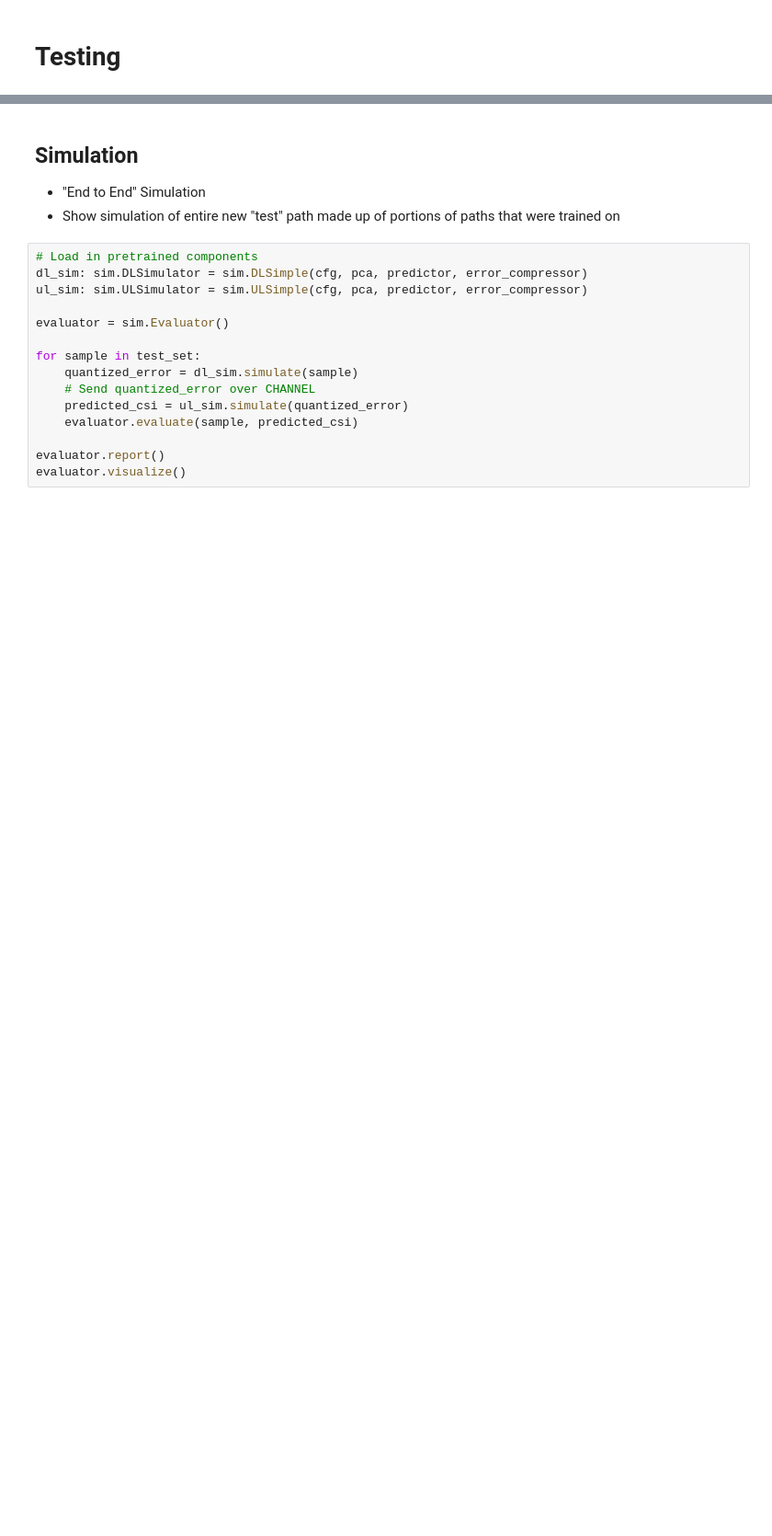
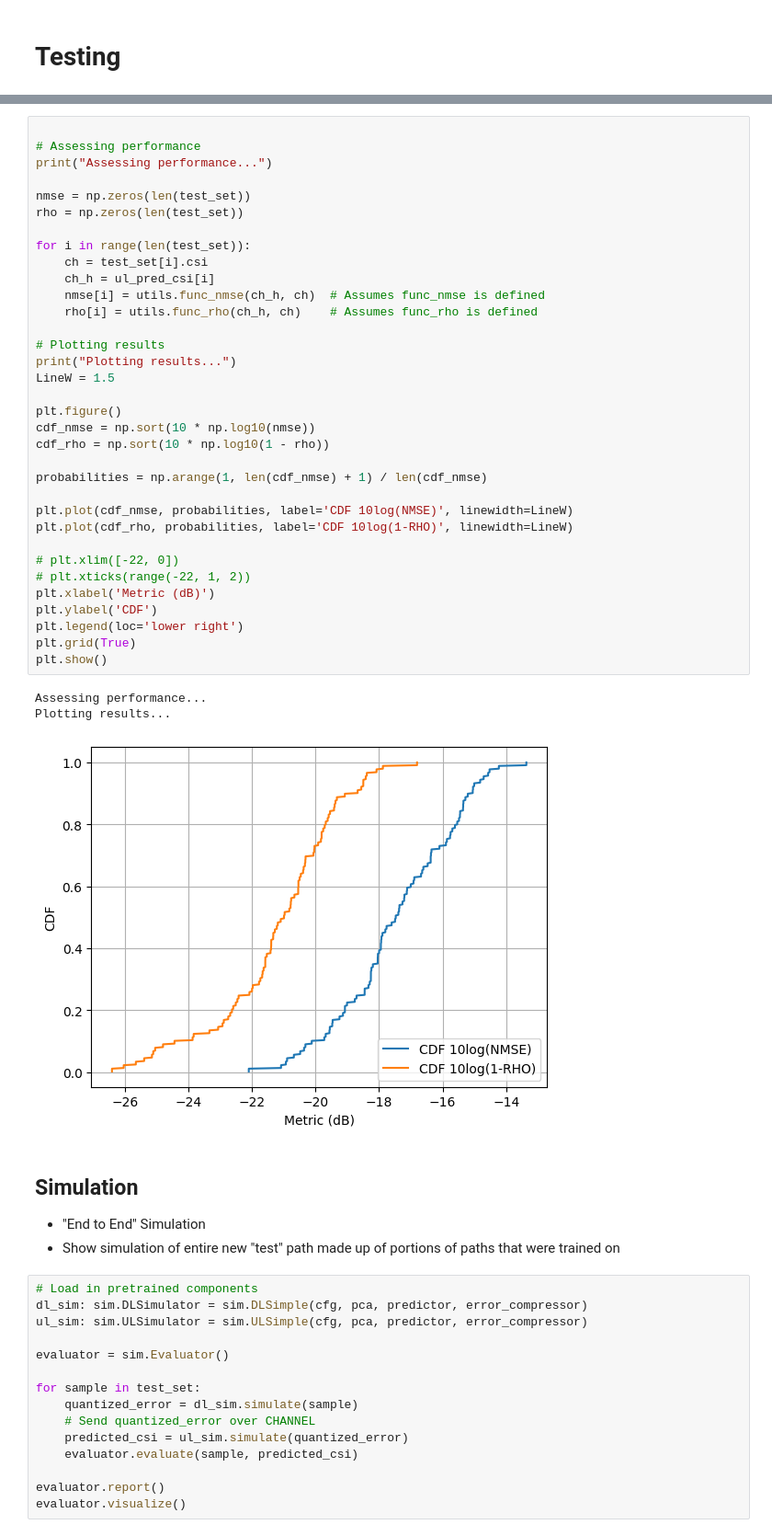
Before and after one commit to dziper/NonstaticCSI, a Jupyter notebook: project/plan.ipynb, the cells around one changed output, grey strips where cells are left out. Shown at 92% size. Cells and saved outputs as stored; diff of their text form; blank space fills up the shorter version.

Commit message:
add NMSE and RHO testing

```diff
--- a/project/plan.ipynb
+++ b/project/plan.ipynb
@@ -121,3 +132,41 @@ NameError: name 'pca' is not defined
+# %%
+
+# Assessing performance
+print("Assessing performance...")
+
+nmse = np.zeros(len(test_set))
+rho = np.zeros(len(test_set))
+
+for i in range(len(test_set)):
+    ch = test_set[i].csi
+    ch_h = ul_pred_csi[i]
+    nmse[i] = utils.func_nmse(ch_h, ch)  # Assumes func_nmse is defined
+    rho[i] = utils.func_rho(ch_h, ch)    # Assumes func_rho is defined
+
+# Plotting results
+print("Plotting results...")
+LineW = 1.5
+
+plt.figure()
+cdf_nmse = np.sort(10 * np.log10(nmse))
+cdf_rho = np.sort(10 * np.log10(1 - rho))
+
+probabilities = np.arange(1, len(cdf_nmse) + 1) / len(cdf_nmse)
+
+plt.plot(cdf_nmse, probabilities, label='CDF 10log(NMSE)', linewidth=LineW)
+plt.plot(cdf_rho, probabilities, label='CDF 10log(1-RHO)', linewidth=LineW)
+
+# plt.xlim([-22, 0])
+# plt.xticks(range(-22, 1, 2))
+plt.xlabel('Metric (dB)')
+plt.ylabel('CDF')
+plt.legend(loc='lower right')
+plt.grid(True)
+plt.show()
+# %% [output]
+Assessing performance...
+Plotting results...
+[figure, added]
 # %% [markdown]
 ## Simulation
 - "End to End" Simulation
```
Also changed, not shown: parts of 5 cells of this notebook, 1 other file.
